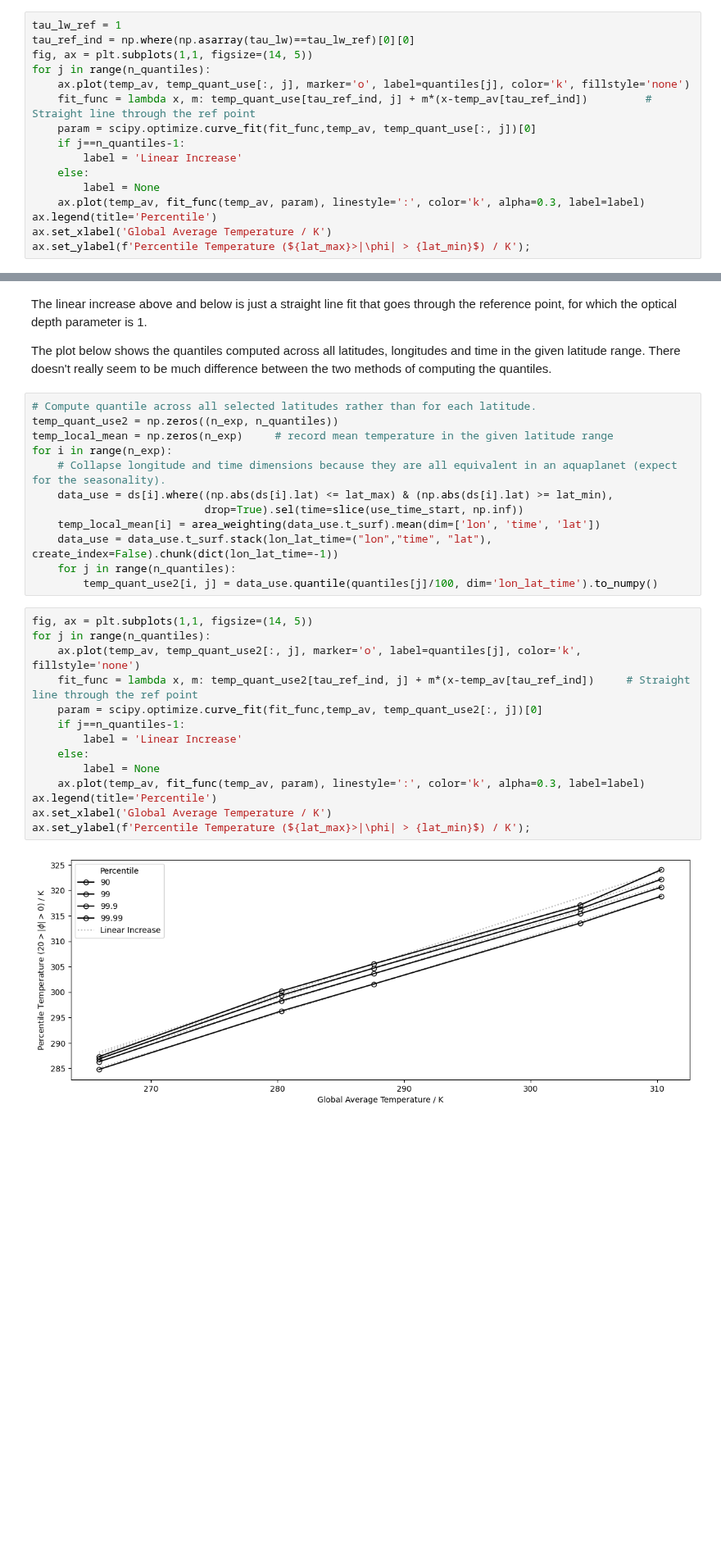
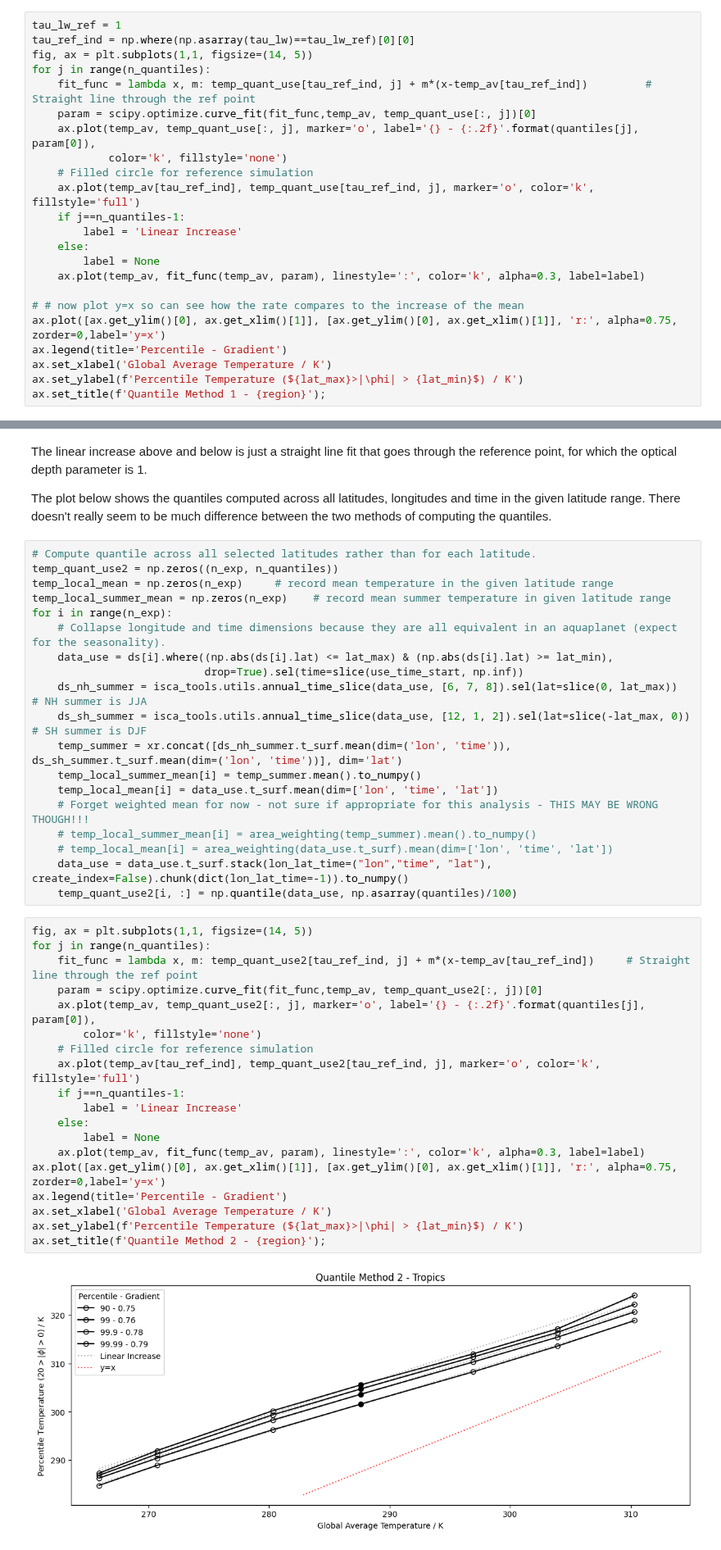
Before and after one commit to jduffield65/Isca, a Jupyter notebook: jobs/tau_sweep/aquaplanet/quantile_notebook.ipynb, the cells around one changed output, grey strips where cells are left out. Shown at 82% size. Saved outputs shown, nothing was run; the diff lists cells and outputs as text; blank space fills up the shorter version.

Commit message:
Update quantile aquaplanet notebook and add land simulations

```diff
--- a/jobs/tau_sweep/aquaplanet/quantile_notebook.ipynb
+++ b/jobs/tau_sweep/aquaplanet/quantile_notebook.ipynb
@@ -80,15 +94,22 @@ tau_lw_ref = 1
 tau_ref_ind = np.where(np.asarray(tau_lw)==tau_lw_ref)[0][0]
 fig, ax = plt.subplots(1,1, figsize=(14, 5))
 for j in range(n_quantiles):
-    ax.plot(temp_av, temp_quant_use[:, j], marker='o', label=quantiles[j], color='k', fillstyle='none')
     fit_func = lambda x, m: temp_quant_use[tau_ref_ind, j] + m*(x-temp_av[tau_ref_ind])         # Straight line through the ref point
     param = scipy.optimize.curve_fit(fit_func,temp_av, temp_quant_use[:, j])[0]
+    ax.plot(temp_av, temp_quant_use[:, j], marker='o', label='{} - {:.2f}'.format(quantiles[j], param[0]),
+            color='k', fillstyle='none')
+    # Filled circle for reference simulation
+    ax.plot(temp_av[tau_ref_ind], temp_quant_use[tau_ref_ind, j], marker='o', color='k', fillstyle='full')
     if j==n_quantiles-1:
         label = 'Linear Increase'
     else:
         label = None
     ax.plot(temp_av, fit_func(temp_av, param), linestyle=':', color='k', alpha=0.3, label=label)
-ax.legend(title='Percentile')
+
+# # now plot y=x so can see how the rate compares to the increase of the mean
+ax.plot([ax.get_ylim()[0], ax.get_xlim()[1]], [ax.get_ylim()[0], ax.get_xlim()[1]], 'r:', alpha=0.75, zorder=0,label='y=x')
+ax.legend(title='Percentile - Gradient')
 ax.set_xlabel('Global Average Temperature / K')
-ax.set_ylabel(f'Percentile Temperature (${lat_max}>|\phi| > {lat_min}$) / K');
+ax.set_ylabel(f'Percentile Temperature (${lat_max}>|\phi| > {lat_min}$) / K')
+ax.set_title(f'Quantile Method 1 - {region}');
 # %% [output]
@@ -101,30 +122,42 @@ The plot below shows the quantiles computed across all latitudes, longitudes and
 # Compute quantile across all selected latitudes rather than for each latitude.
 temp_quant_use2 = np.zeros((n_exp, n_quantiles))
 temp_local_mean = np.zeros(n_exp)     # record mean temperature in the given latitude range
+temp_local_summer_mean = np.zeros(n_exp)    # record mean summer temperature in given latitude range
 for i in range(n_exp):
     # Collapse longitude and time dimensions because they are all equivalent in an aquaplanet (expect for the seasonality).
     data_use = ds[i].where((np.abs(ds[i].lat) <= lat_max) & (np.abs(ds[i].lat) >= lat_min),
                            drop=True).sel(time=slice(use_time_start, np.inf))
-    temp_local_mean[i] = area_weighting(data_use.t_surf).mean(dim=['lon', 'time', 'lat'])
-    data_use = data_use.t_surf.stack(lon_lat_time=("lon","time", "lat"), create_index=False).chunk(dict(lon_lat_time=-1))
-    for j in range(n_quantiles):
-        temp_quant_use2[i, j] = data_use.quantile(quantiles[j]/100, dim='lon_lat_time').to_numpy()
+    ds_nh_summer = isca_tools.utils.annual_time_slice(data_use, [6, 7, 8]).sel(lat=slice(0, lat_max))    # NH summer is JJA
+    ds_sh_summer = isca_tools.utils.annual_time_slice(data_use, [12, 1, 2]).sel(lat=slice(-lat_max, 0))    # SH summer is DJF
+    temp_summer = xr.concat([ds_nh_summer.t_surf.mean(dim=('lon', 'time')), ds_sh_summer.t_surf.mean(dim=('lon', 'time'))], dim='lat')
+    temp_local_summer_mean[i] = temp_summer.mean().to_numpy()
+    temp_local_mean[i] = data_use.t_surf.mean(dim=['lon', 'time', 'lat'])
+    # Forget weighted mean for now - not sure if appropriate for this analysis - THIS MAY BE WRONG THOUGH!!!
+    # temp_local_summer_mean[i] = area_weighting(temp_summer).mean().to_numpy()
+    # temp_local_mean[i] = area_weighting(data_use.t_surf).mean(dim=['lon', 'time', 'lat'])
+    data_use = data_use.t_surf.stack(lon_lat_time=("lon","time", "lat"), create_index=False).chunk(dict(lon_lat_time=-1)).to_numpy()
+    temp_quant_use2[i, :] = np.quantile(data_use, np.asarray(quantiles)/100)
 # %%
 fig, ax = plt.subplots(1,1, figsize=(14, 5))
 for j in range(n_quantiles):
-    ax.plot(temp_av, temp_quant_use2[:, j], marker='o', label=quantiles[j], color='k', fillstyle='none')
     fit_func = lambda x, m: temp_quant_use2[tau_ref_ind, j] + m*(x-temp_av[tau_ref_ind])     # Straight line through the ref point
     param = scipy.optimize.curve_fit(fit_func,temp_av, temp_quant_use2[:, j])[0]
+    ax.plot(temp_av, temp_quant_use2[:, j], marker='o', label='{} - {:.2f}'.format(quantiles[j], param[0]),
+        color='k', fillstyle='none')
+    # Filled circle for reference simulation
+    ax.plot(temp_av[tau_ref_ind], temp_quant_use2[tau_ref_ind, j], marker='o', color='k', fillstyle='full')
     if j==n_quantiles-1:
         label = 'Linear Increase'
     else:
         label = None
     ax.plot(temp_av, fit_func(temp_av, param), linestyle=':', color='k', alpha=0.3, label=label)
-ax.legend(title='Percentile')
+ax.plot([ax.get_ylim()[0], ax.get_xlim()[1]], [ax.get_ylim()[0], ax.get_xlim()[1]], 'r:', alpha=0.75, zorder=0,label='y=x')
+ax.legend(title='Percentile - Gradient')
 ax.set_xlabel('Global Average Temperature / K')
-ax.set_ylabel(f'Percentile Temperature (${lat_max}>|\phi| > {lat_min}$) / K');
+ax.set_ylabel(f'Percentile Temperature (${lat_max}>|\phi| > {lat_min}$) / K')
+ax.set_title(f'Quantile Method 2 - {region}');
 # %% [output]
-[figure, old version]
+[figure, new version]
 # %%
 # Plot local quantile temperature vs local mean temperature within the given latitude band
 fig, ax = plt.subplots(1,1, figsize=(14, 5))
```
Also changed, not shown: parts of 10 cells of this notebook, 13 other files.
